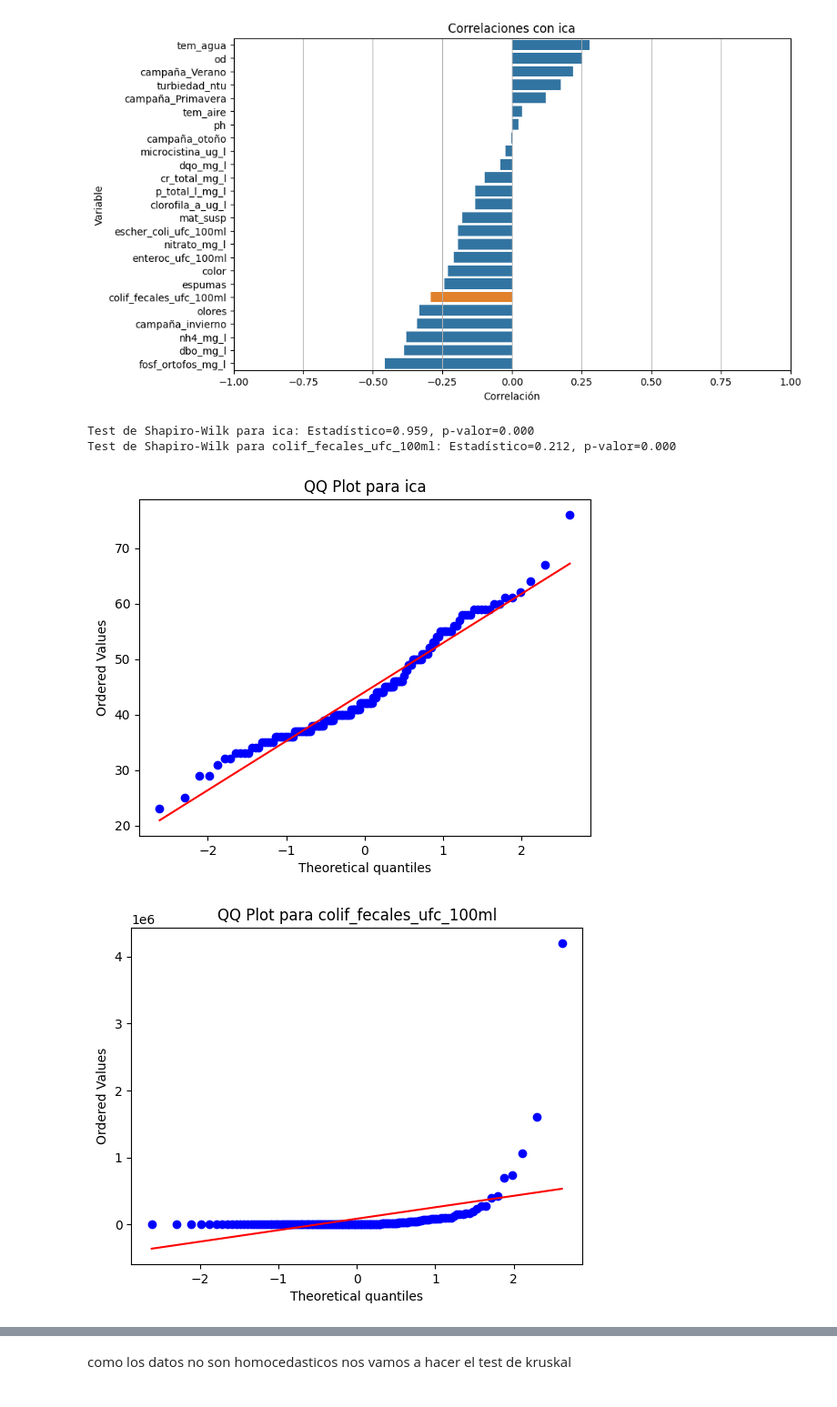
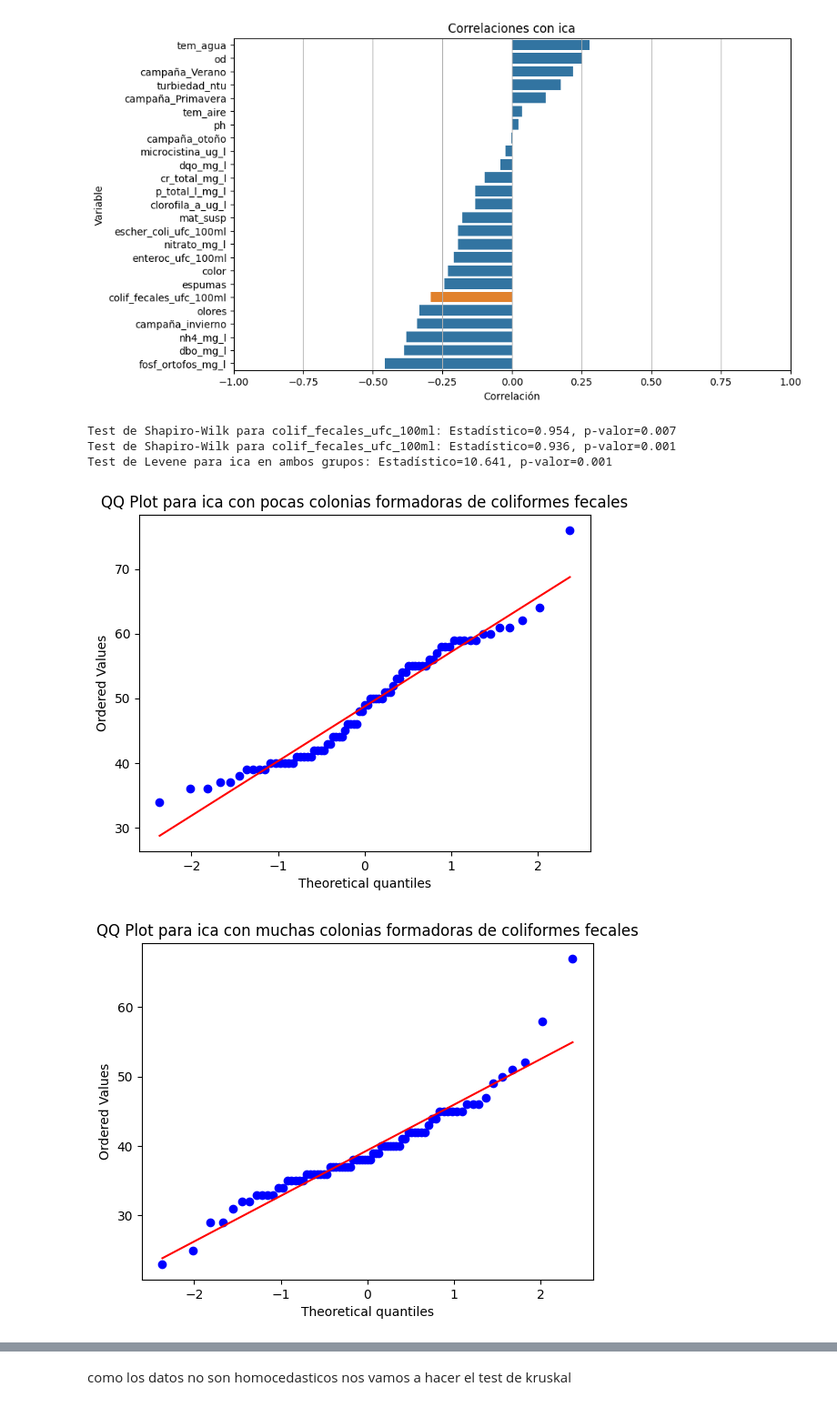
Before and after one commit to RamiroOrtiz02/PracticoEspecialGrupo14, a Jupyter notebook: codigo.ipynb, the cells around one changed output, grey strips where cells are left out. Shown at 91% size. Saved outputs shown, nothing was run; the diff lists cells and outputs as text; code cells hidden in the pictures.

```diff
--- a/codigo.ipynb
+++ b/codigo.ipynb
@@ -212,16 +241,18 @@ Passing `palette` without assigning `hue` is deprecated and will be removed in v
 
   sns.barplot(x=correlaciones_ordenadas.values, y=correlaciones_ordenadas.index, palette=colores)
 [figure]
-# %%
-from scipy.stats import shapiro
-
-# Test de Shapiro-Wilk para países desarrollados
-stat, p = shapiro(aguadataframe1['ica'])
-print(f"Test de Shapiro-Wilk para ica: Estadístico={stat:.3f}, p-valor={p:.3f}")
-
-# Test de Shapiro-Wilk para países en vías de desarrollo
-stat, p = shapiro(aguadataframe1['colif_fecales_ufc_100ml'])
-print(f"Test de Shapiro-Wilk para colif_fecales_ufc_100ml: Estadístico={stat:.3f}, p-valor={p:.3f}")
-# %% [output]
-Test de Shapiro-Wilk para ica: Estadístico=0.959, p-valor=0.000
-Test de Shapiro-Wilk para colif_fecales_ufc_100ml: Estadístico=0.212, p-valor=0.000
+# %%
+umbral = aguadataframe1['colif_fecales_ufc_100ml'].median()
+grupo_bajo = aguadataframe1[aguadataframe1['colif_fecales_ufc_100ml'] < umbral]
+grupo_alto = aguadataframe1[aguadataframe1['colif_fecales_ufc_100ml'] >= umbral]
+# %%
+from scipy.stats import shapiro
+
+stat, p = shapiro(grupo_bajo['ica'])
+print(f"Test de Shapiro-Wilk para colif_fecales_ufc_100ml: Estadístico={stat:.3f}, p-valor={p:.3f}")
+stat, p = shapiro(grupo_alto['ica'])
+print(f"Test de Shapiro-Wilk para colif_fecales_ufc_100ml: Estadístico={stat:.3f}, p-valor={p:.3f}")
+# %% [output]
+Test de Shapiro-Wilk para colif_fecales_ufc_100ml: Estadístico=0.954, p-valor=0.007
+Test de Shapiro-Wilk para colif_fecales_ufc_100ml: Estadístico=0.936, p-valor=0.001
+Test de Levene para ica en ambos grupos: Estadístico=10.641, p-valor=0.001
@@ -228,16 +264,13 @@ Test de Shapiro-Wilk para colif_fecales_ufc_100ml: Estadístico=0.212, p-valor=0
 # %%
 import matplotlib.pyplot as plt
-import scipy.stats as stats
 
-# QQ plot para países desarrollados
-stats.probplot(aguadataframe1['ica'], dist="norm", plot=plt)
-plt.title("QQ Plot para ica")
+stats.probplot(grupo_bajo['ica'], dist="norm", plot=plt)
+plt.title("QQ Plot para ica con pocas colonias formadoras de coliformes fecales")
 plt.show()
 
-# QQ plot para países en vías de desarrollo
-stats.probplot(aguadataframe1['colif_fecales_ufc_100ml'], dist="norm", plot=plt)
-plt.title("QQ Plot para colif_fecales_ufc_100ml")
+stats.probplot(grupo_alto['ica'], dist="norm", plot=plt)
+plt.title("QQ Plot para ica con muchas colonias formadoras de coliformes fecales")
 plt.show()
 # %% [output]
-[figure, old version]
+[figure, new version]
-[figure, old version]
+[figure, new version]
```
Also changed, not shown: parts of 29 cells of this notebook.
